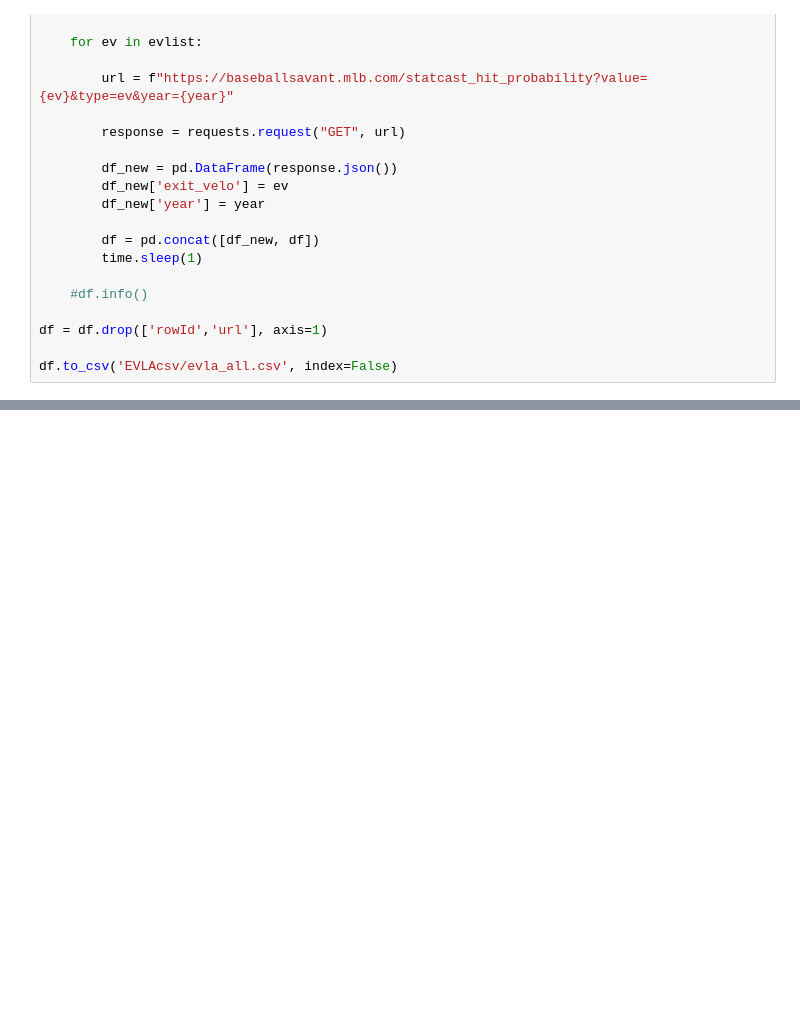
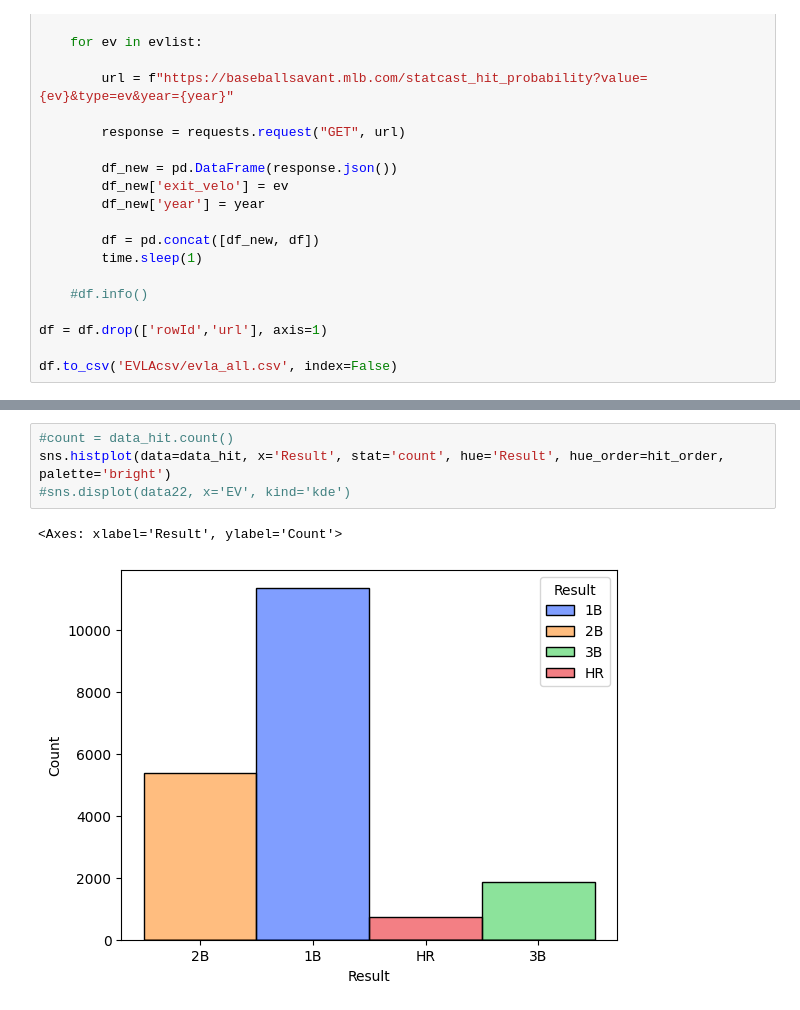
Before and after one commit to brbutler304/savant, a Jupyter notebook: masterlist.ipynb, the cells around one changed output, grey strips where cells are left out. Saved outputs shown, nothing was run; the diff lists cells and outputs as text; blank space fills up the shorter version.

```diff
--- a/masterlist.ipynb
+++ b/masterlist.ipynb
@@ -83,0 +158,7 @@ sns.histplot(df, x=)
+# %%
+#count = data_hit.count()
+sns.histplot(data=data_hit, x='Result', stat='count', hue='Result', hue_order=hit_order, palette='bright')
+#sns.displot(data22, x='EV', kind='kde')
+# %% [output]
+<Axes: xlabel='Result', ylabel='Count'>
+[figure, added]
```
Also changed, not shown: parts of 8 cells of this notebook.
